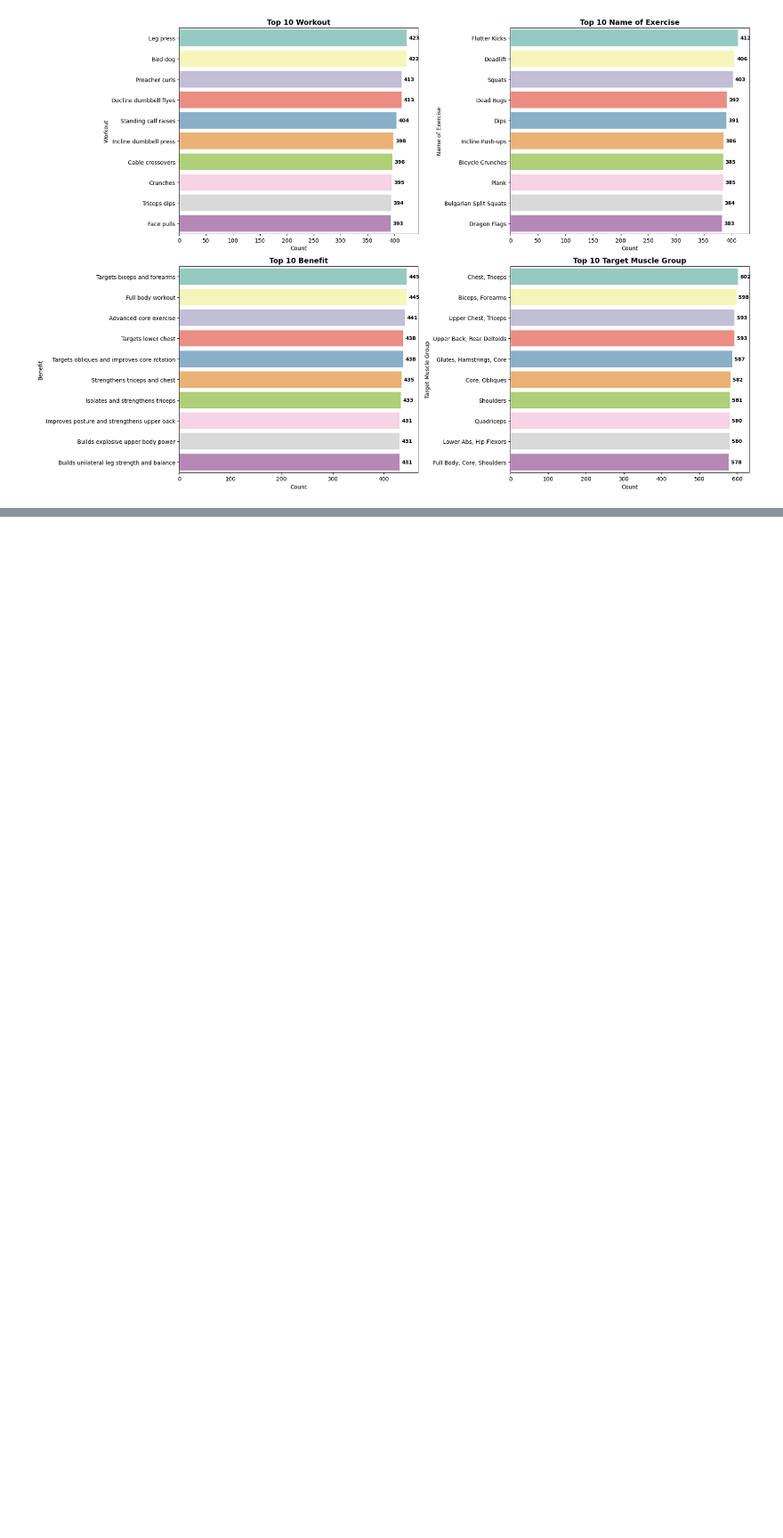
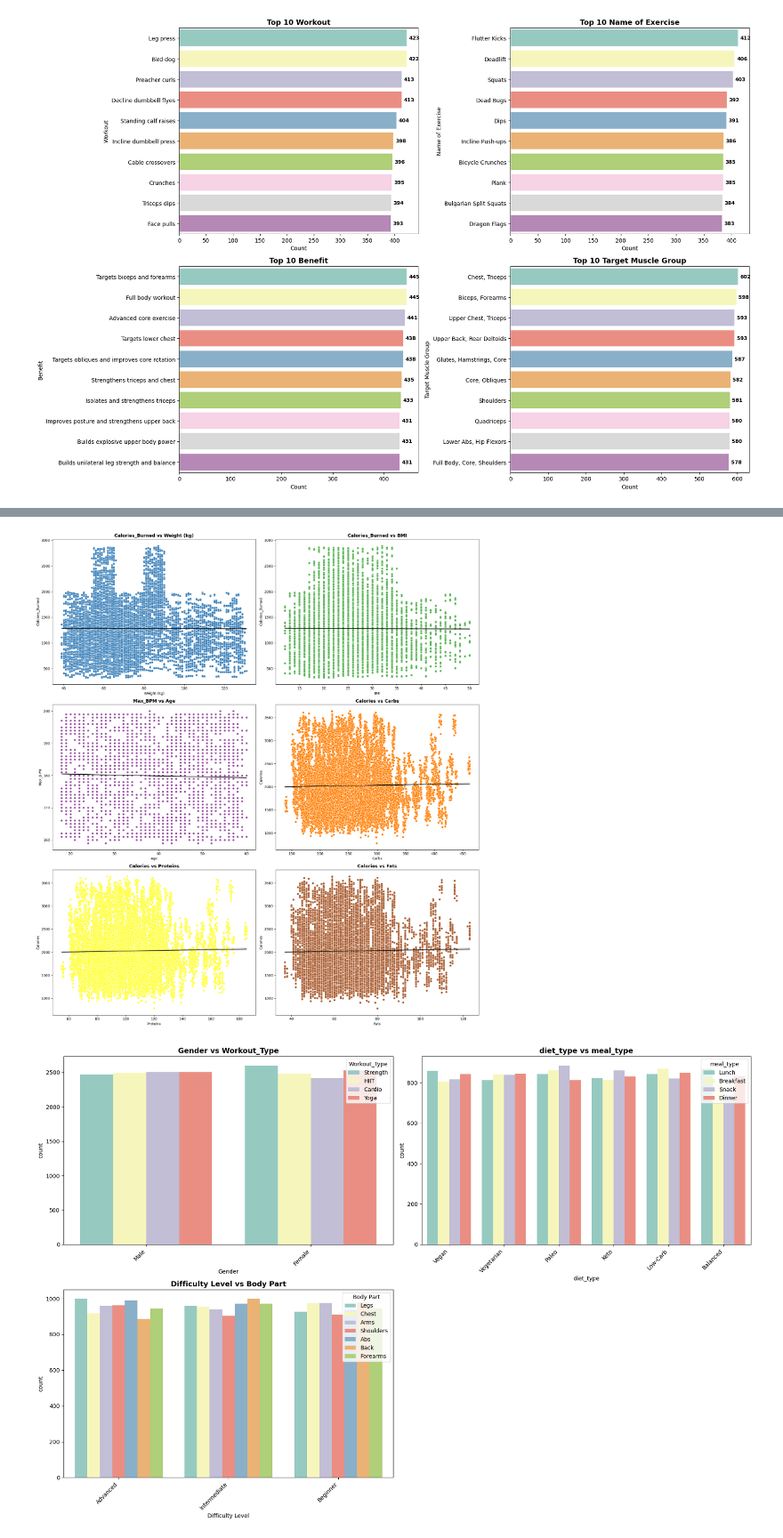
Before and after one commit to RaymussenArthur/Life-Style-Recommendation, a Jupyter notebook: EDA.ipynb, the cells around one changed output, grey strips where cells are left out. Shown at 89% size. Saved outputs shown, nothing was run; the diff lists cells and outputs as text; code cells hidden in the pictures; blank space fills up the shorter version.

```diff
--- a/EDA.ipynb
+++ b/EDA.ipynb
@@ -202,0 +310,43 @@ plt.show()
+# %%
+num_num_pairs = [
+    ('Weight (kg)', 'Calories_Burned'),
+    ('BMI', 'Calories_Burned'),
+    ('Age', 'Max_BPM'),
+    ('Carbs', 'Calories'),
+    ('Proteins', 'Calories'),
+    ('Fats', 'Calories')
+]
+
+cat_cat_pairs = [
+    ('Gender', 'Workout_Type'),
+    ('diet_type', 'meal_type'),
+    ('Difficulty Level', 'Body Part')
+]
+# %%
+plt.figure(figsize=(18, 20))
+for i, (x, y) in enumerate(num_num_pairs, 1):
+    plt.subplot(3, 2, i)
+    sns.scatterplot(x=x, y=y, data=df, color=sns.color_palette('Set1')[i % 8])
+    sns.regplot(x=x, y=y, data=df, scatter=False, color='black', line_kws={'lw': 1.5})
+    plt.title(f'{y} vs {x}', fontsize=13, fontweight='bold')
+    filename = os.path.join(output_dir, f"scatter_page_{page_num}.png")
+    plt.savefig(filename)
+    saved_files_boxplot.append(filename)
+plt.tight_layout()
+plt.show()
+
+
+plt.figure(figsize=(18, 12))
+for i, (x, hue) in enumerate(cat_cat_pairs, 1):
+    plt.subplot(2, 2, i)
+    sns.countplot(x=x, hue=hue, data=df, palette='Set3')
+    plt.title(f'{x} vs {hue}', fontsize=13, fontweight='bold')
+    plt.xticks(rotation=45, ha='right')
+    filename = os.path.join(output_dir, f"countplot_page_{page_num}.png")
+    plt.savefig(filename)
+    saved_files_boxplot.append(filename)
+plt.tight_layout()
+plt.show()
+# %% [output]
+[figure, added]
+[figure, added]
```
Also changed, not shown: parts of 7 cells of this notebook, 26 other files.
